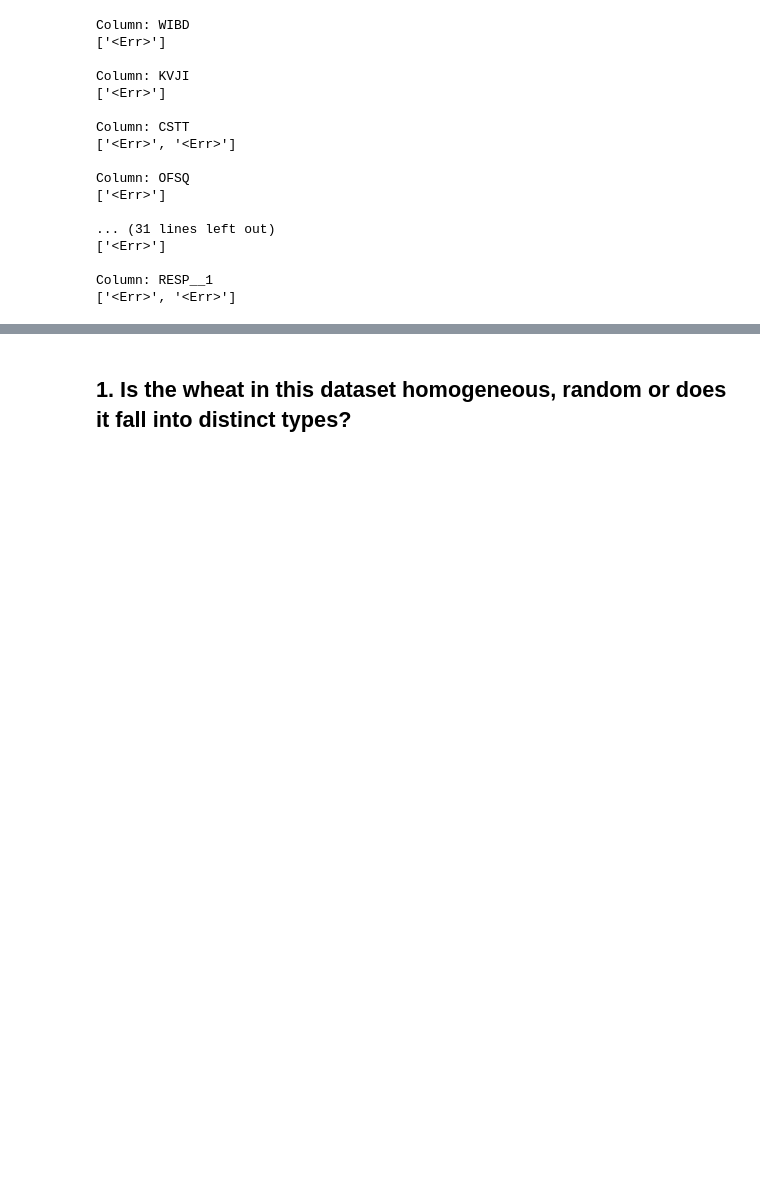
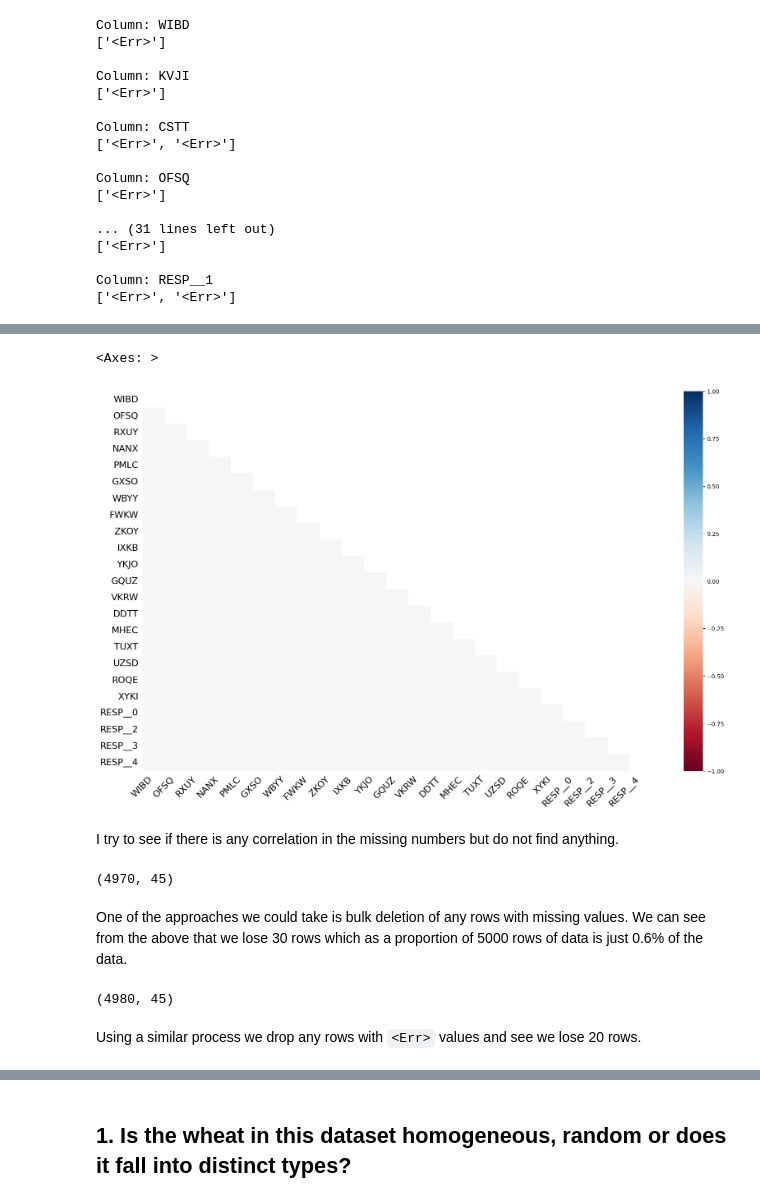
Before and after one commit to lao8n/oxford_classical_machine_learning, a Jupyter notebook: assignment/assignment.ipynb, the cells around one changed output, grey strips where cells are left out. Saved outputs shown, nothing was run; the diff lists cells and outputs as text; code cells hidden in the pictures; blank space fills up the shorter version.

```diff
--- a/assignment/assignment.ipynb
+++ b/assignment/assignment.ipynb
@@ -144,0 +151,22 @@ Then, I create a mask to find the indices of values in the columns that are neit
+# %%
+msno.heatmap(df)
+# %% [output]
+<Axes: >
+[figure, added]
+# %% [markdown]
+I try to see if there is any correlation in the missing numbers but do not find anything.
+# %%
+df_no_nan = df.dropna()
+print(df_no_nan.shape)
+# %% [output]
+(4970, 45)
+# %% [markdown]
+One of the approaches we could take is bulk deletion of any rows with missing values. We can see from the above that we lose 30 rows which as a proportion of 5000 rows of data is just 0.6% of the data.
+# %%
+df_err_mask = (df == '<Err>').any(axis=1)
+df_no_err = df.drop(df[df_err_mask].index)
+print(df_no_err.shape)
+# %% [output]
+(4980, 45)
+# %% [markdown]
+Using a similar process we drop any rows with `<Err>` values and see we lose 20 rows.
```
Also changed, not shown: parts of 24 cells of this notebook.
